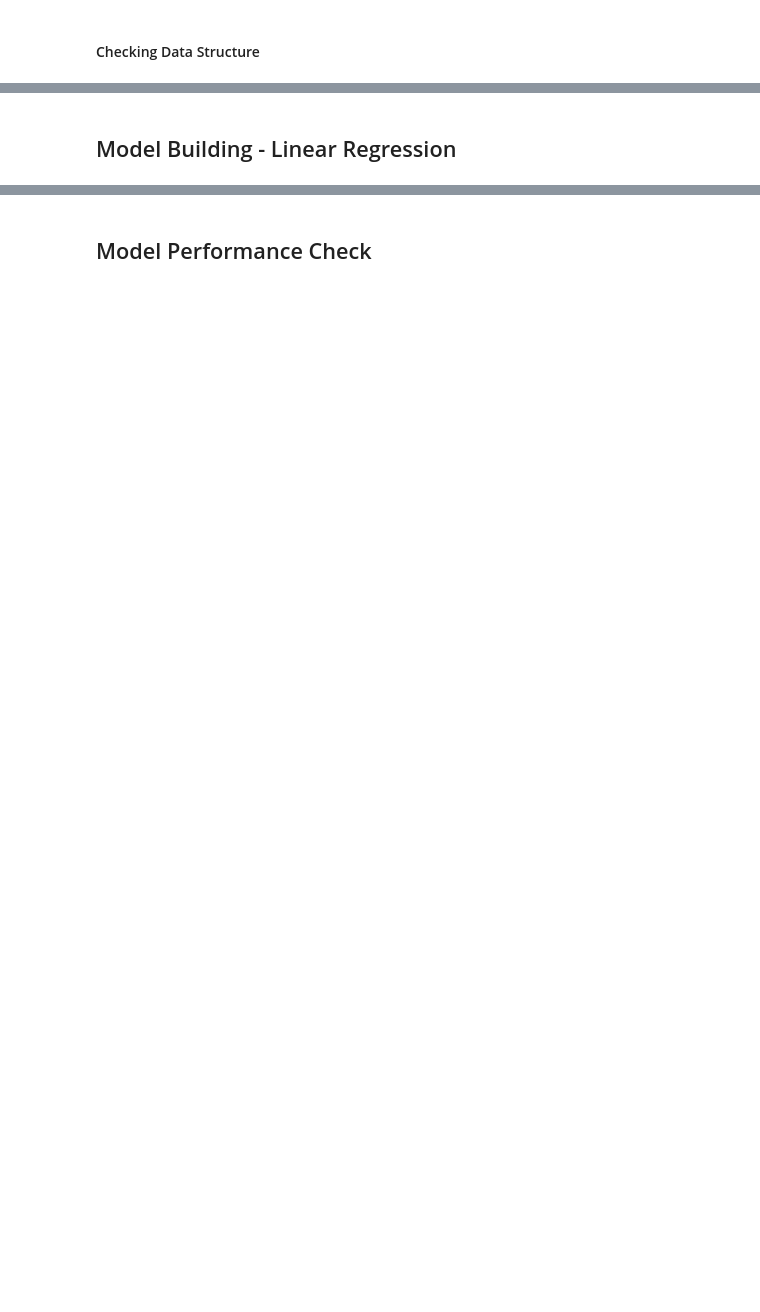
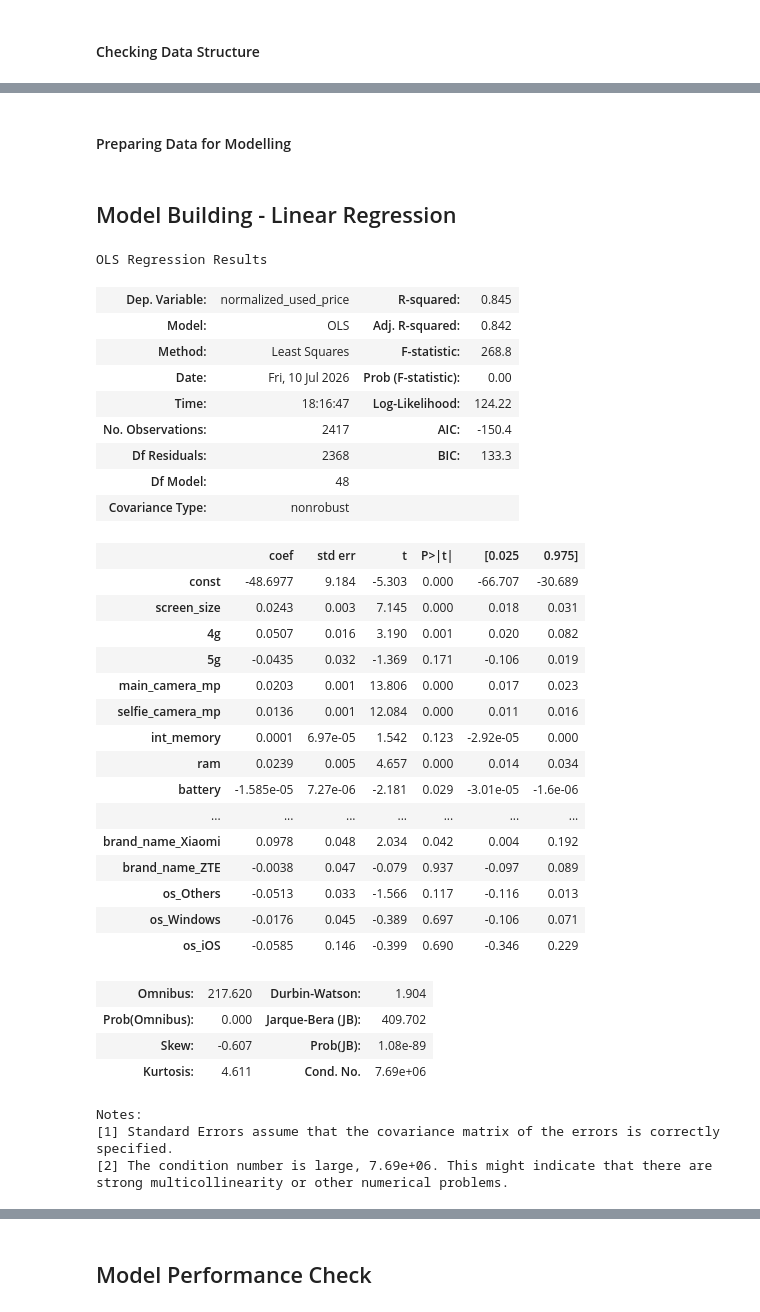
Before and after one commit to Irene-coder-dot/Recell-Refurbished-smartphones, a Jupyter notebook: ReCell_Project_Learner_Notebook_FullCode.ipynb, the cells around one changed output, grey strips where cells are left out. Cells and saved outputs as stored; diff of their text form; code cells hidden in the pictures; blank space fills up the shorter version.

```diff
--- a/ReCell_Project_Learner_Notebook_FullCode.ipynb
+++ b/ReCell_Project_Learner_Notebook_FullCode.ipynb
@@ -764,0 +760,2 @@ The binary 4g and 5g variables were verified and converted to numeric format to
+# %% [markdown]
+#### Preparing Data for Modelling
@@ -765,2 +784,42 @@ The binary 4g and 5g variables were verified and converted to numeric format to
 # %% [markdown]
 ## Model Building - Linear Regression
+# %%
+# Fit the Model
+model = sm.OLS(y_train, X_train).fit()
+
+model.summary()
+# %% [output]
+OLS Regression Results
+| Dep. Variable: | normalized_used_price | R-squared: | 0.845 |
+| Model: | OLS | Adj. R-squared: | 0.842 |
+| Method: | Least Squares | F-statistic: | 268.8 |
+| Date: | Fri, 10 Jul 2026 | Prob (F-statistic): | 0.00 |
+| Time: | 18:16:47 | Log-Likelihood: | 124.22 |
+| No. Observations: | 2417 | AIC: | -150.4 |
+| Df Residuals: | 2368 | BIC: | 133.3 |
+| Df Model: | 48 |  |  |
+| Covariance Type: | nonrobust |  |  |
+|  | coef | std err | t | P>|t| | [0.025 | 0.975] |
+| const | -48.6977 | 9.184 | -5.303 | 0.000 | -66.707 | -30.689 |
+| screen_size | 0.0243 | 0.003 | 7.145 | 0.000 | 0.018 | 0.031 |
+| 4g | 0.0507 | 0.016 | 3.190 | 0.001 | 0.020 | 0.082 |
+| 5g | -0.0435 | 0.032 | -1.369 | 0.171 | -0.106 | 0.019 |
+| main_camera_mp | 0.0203 | 0.001 | 13.806 | 0.000 | 0.017 | 0.023 |
+| selfie_camera_mp | 0.0136 | 0.001 | 12.084 | 0.000 | 0.011 | 0.016 |
+| int_memory | 0.0001 | 6.97e-05 | 1.542 | 0.123 | -2.92e-05 | 0.000 |
+| ram | 0.0239 | 0.005 | 4.657 | 0.000 | 0.014 | 0.034 |
+| battery | -1.585e-05 | 7.27e-06 | -2.181 | 0.029 | -3.01e-05 | -1.6e-06 |
+| ... | ... | ... | ... | ... | ... | ... |
+| brand_name_Xiaomi | 0.0978 | 0.048 | 2.034 | 0.042 | 0.004 | 0.192 |
+| brand_name_ZTE | -0.0038 | 0.047 | -0.079 | 0.937 | -0.097 | 0.089 |
+| os_Others | -0.0513 | 0.033 | -1.566 | 0.117 | -0.116 | 0.013 |
+| os_Windows | -0.0176 | 0.045 | -0.389 | 0.697 | -0.106 | 0.071 |
+| os_iOS | -0.0585 | 0.146 | -0.399 | 0.690 | -0.346 | 0.229 |
+| Omnibus: | 217.620 | Durbin-Watson: | 1.904 |
+| Prob(Omnibus): | 0.000 | Jarque-Bera (JB): | 409.702 |
+| Skew: | -0.607 | Prob(JB): | 1.08e-89 |
+| Kurtosis: | 4.611 | Cond. No. | 7.69e+06 |
+Notes:
+[1] Standard Errors assume that the covariance matrix of the errors is correctly specified.
+[2] The condition number is large, 7.69e+06. This might indicate that there are
+strong multicollinearity or other numerical problems.
```
Also changed, not shown: parts of 43 cells of this notebook.
